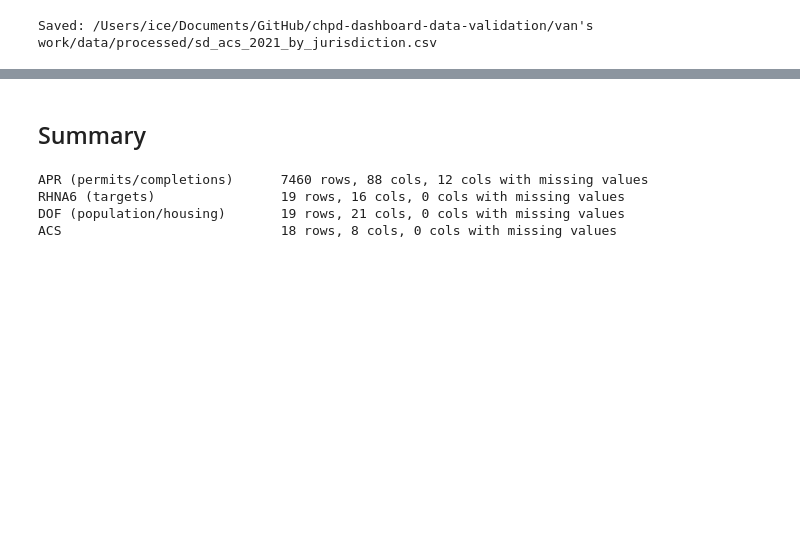
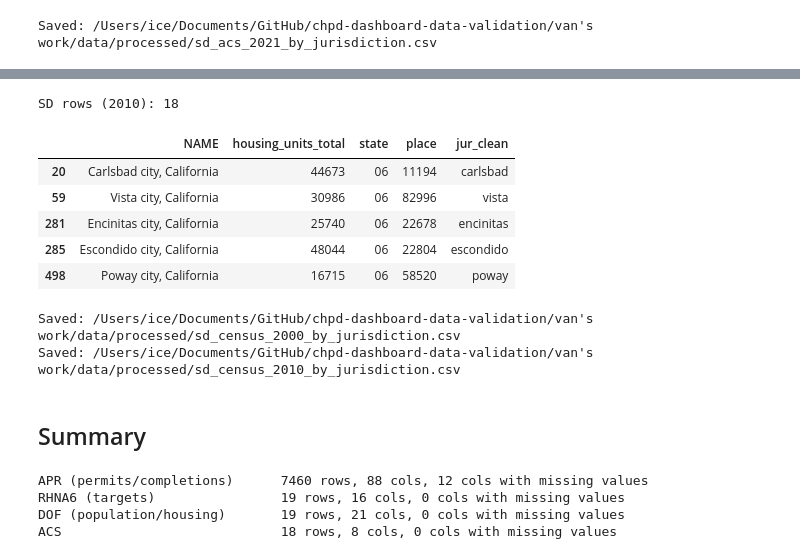
Before and after one commit to laurenthanhvo/chpd-dashboard-data-validation, a Jupyter notebook: van's work/notebooks/rhna_housing_production.ipynb, the cells around one changed output, grey strips where cells are left out. Cells and saved outputs as stored; diff of their text form; code cells hidden in the pictures; blank space fills up the shorter version.

```diff
--- a/van's work/notebooks/rhna_housing_production.ipynb
+++ b/van's work/notebooks/rhna_housing_production.ipynb
@@ -1024,3 +1061,40 @@ Saved: /Users/ice/Documents/GitHub/chpd-dashboard-data-validation/van's work/dat
+# %%
+census_2010_url = "https://api.census.gov/data/2010/dec/sf1"
+params_2010 = {
+    "get": "NAME,H001001",
+    "for": "place:*",
+    "in": f"state:{CALIFORNIA_STATE_FIPS}",
+    "key": CENSUS_API_KEY,
+}
+
+census_2010_raw = get_json(census_2010_url, params=params_2010)
+census_2010_df = pd.DataFrame(census_2010_raw[1:], columns=census_2010_raw[0])
+census_2010_df = census_2010_df.rename(columns={"H001001": "housing_units_total"})
+census_2010_df["housing_units_total"] = pd.to_numeric(census_2010_df["housing_units_total"], errors="coerce")
+census_2010_df["jur_clean"] = census_2010_df["NAME"].str.replace(r" city, California$", "", regex=True).map(normalize_jurisdiction)
+
+sd_census_2010 = census_2010_df[census_2010_df["jur_clean"].isin(sd_jur_keys)].copy()
+print("SD rows (2010):", len(sd_census_2010))
+sd_census_2010.head()
+# %% [output]
+SD rows (2010): 18
+|  | NAME | housing_units_total | state | place | jur_clean |
+| 20 | Carlsbad city, California | 44673 | 06 | 11194 | carlsbad |
+| 59 | Vista city, California | 30986 | 06 | 82996 | vista |
+| 281 | Encinitas city, California | 25740 | 06 | 22678 | encinitas |
+| 285 | Escondido city, California | 48044 | 06 | 22804 | escondido |
+| 498 | Poway city, California | 16715 | 06 | 58520 | poway |
+# %%
+census_2000_output_path = PROCESSED_DIR / "sd_census_2000_by_jurisdiction.csv"
+sd_census_2000.to_csv(census_2000_output_path, index=False)
+print("Saved:", census_2000_output_path)
+
+census_2010_output_path = PROCESSED_DIR / "sd_census_2010_by_jurisdiction.csv"
+sd_census_2010.to_csv(census_2010_output_path, index=False)
+print("Saved:", census_2010_output_path)
+# %% [output]
+Saved: /Users/ice/Documents/GitHub/chpd-dashboard-data-validation/van's work/data/processed/sd_census_2000_by_jurisdiction.csv
+Saved: /Users/ice/Documents/GitHub/chpd-dashboard-data-validation/van's work/data/processed/sd_census_2010_by_jurisdiction.csv
 # %% [markdown]
 ## Summary
 # %%
```
Also changed, not shown: parts of 6 cells of this notebook, 4 other files.
